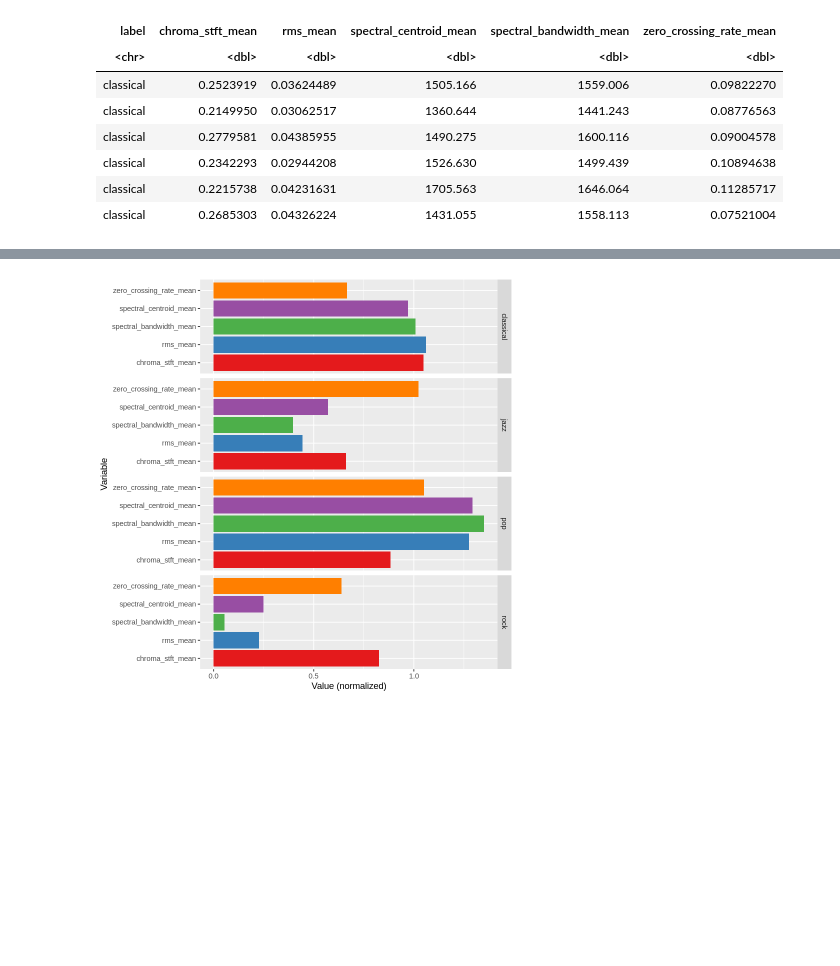
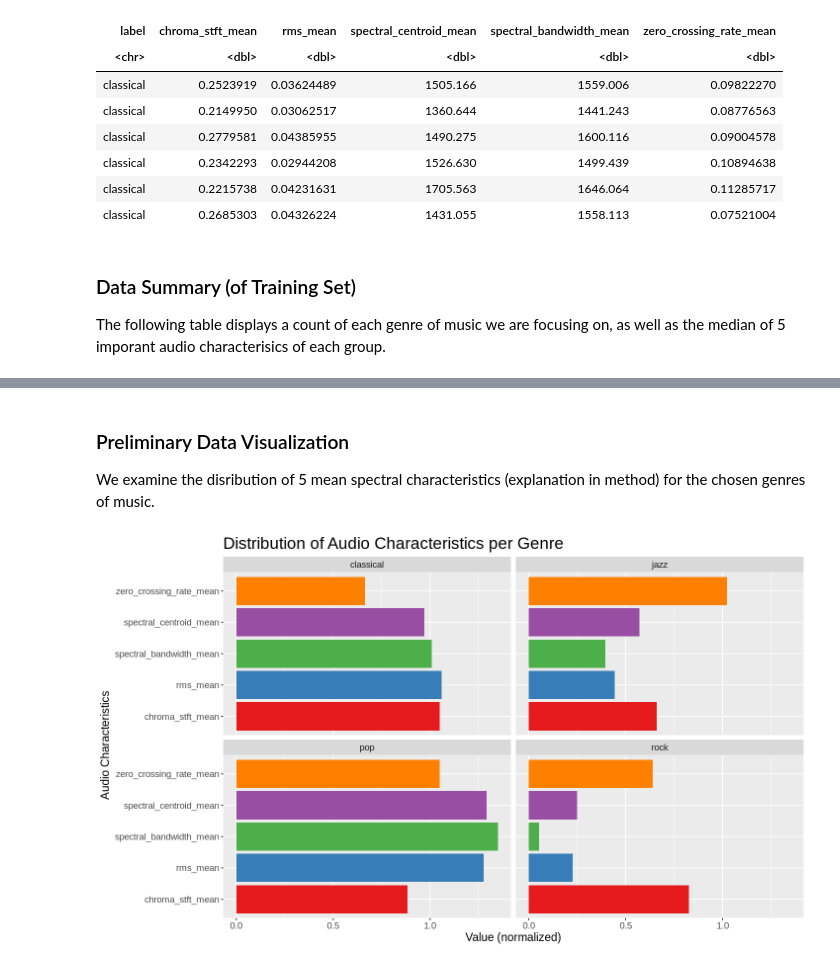
Before and after one commit to arthu-rguo/dsci-100-proj, a Jupyter notebook: project_proposal.ipynb, the cells around one changed output, grey strips where cells are left out. Saved outputs shown, nothing was run; the diff lists cells and outputs as text; code cells hidden in the pictures; blank space fills up the shorter version.

Commit message:
new plots

```diff
--- a/project_proposal.ipynb
+++ b/project_proposal.ipynb
@@ -74,6 +61,9 @@ A tibble: 6 × 6
 | classical | 0.2342293 | 0.02944208 | 1526.630 | 1499.439 | 0.10894638 |
 | classical | 0.2215738 | 0.04231631 | 1705.563 | 1646.064 | 0.11285717 |
 | classical | 0.2685303 | 0.04326224 | 1431.055 | 1558.113 | 0.07521004 |
+# %% [markdown]
+### Data Summary (of Training Set)
+The following table displays a count of each genre of music we are focusing on, as well as the median of 5 imporant audio characterisics of each group.
 # %%
 # Summarize the training dataset in a table.
 music_summary <- music_training_data |>
@@ -89,28 +79,33 @@ A tibble: 4 × 7
 | jazz | 75 | 0.2848820 | 0.07813579 | 1670.233 | 1920.377 | 0.06482661 |
 | pop | 75 | 0.3945035 | 0.20324428 | 3126.642 | 3045.880 | 0.12851842 |
 | rock | 75 | 0.3903474 | 0.12693483 | 2312.160 | 2210.479 | 0.11589710 |
+# %% [markdown]
+### Preliminary Data Visualization
+We examine the disribution of 5 mean spectral characteristics (explanation in method) for the chosen genres of music.
 # %%
 # Visualize the training dataset with a plot.
+options(repr.plot.width = 12, repr.plot.height = 7)
+
 music_summary_labels <- music_summary |>
     select(label)
 
 music_summary_norms <- music_summary |>
     select(all_of(VARIABLES)) |>
     mutate(across(everything(), scale)) |>
     mutate(across(everything(), abs))
 
 music_summary_long <- bind_cols(music_summary_labels, music_summary_norms) |>
     pivot_longer(cols = -label, names_to = "name", values_to = "value")
 
 music_visualization <- music_summary_long |>
     ggplot(aes(x = name, y = value, fill = name)) +
         geom_bar(stat = "identity") +
-        facet_grid(rows = vars(label)) +
-        labs(x = "Variable", y = "Value (normalized)") +
-        theme(legend.pos = "none") +
+        facet_wrap(~label, ncol = 2) +
+        labs(x = "Audio Characteristics", y = "Value (normalized)", title = "Distribution of Audio Characteristics per Genre") +
+        theme(legend.pos = "none", plot.title = element_text(size = 20), text = element_text(size = 14)) +
         scale_fill_brewer(palette = "Set1") +
         coord_flip()
 
 music_visualization
 # %% [output]
-[figure, old version]
+[figure, new version]
```
Also changed, not shown: parts of 8 cells of this notebook.
